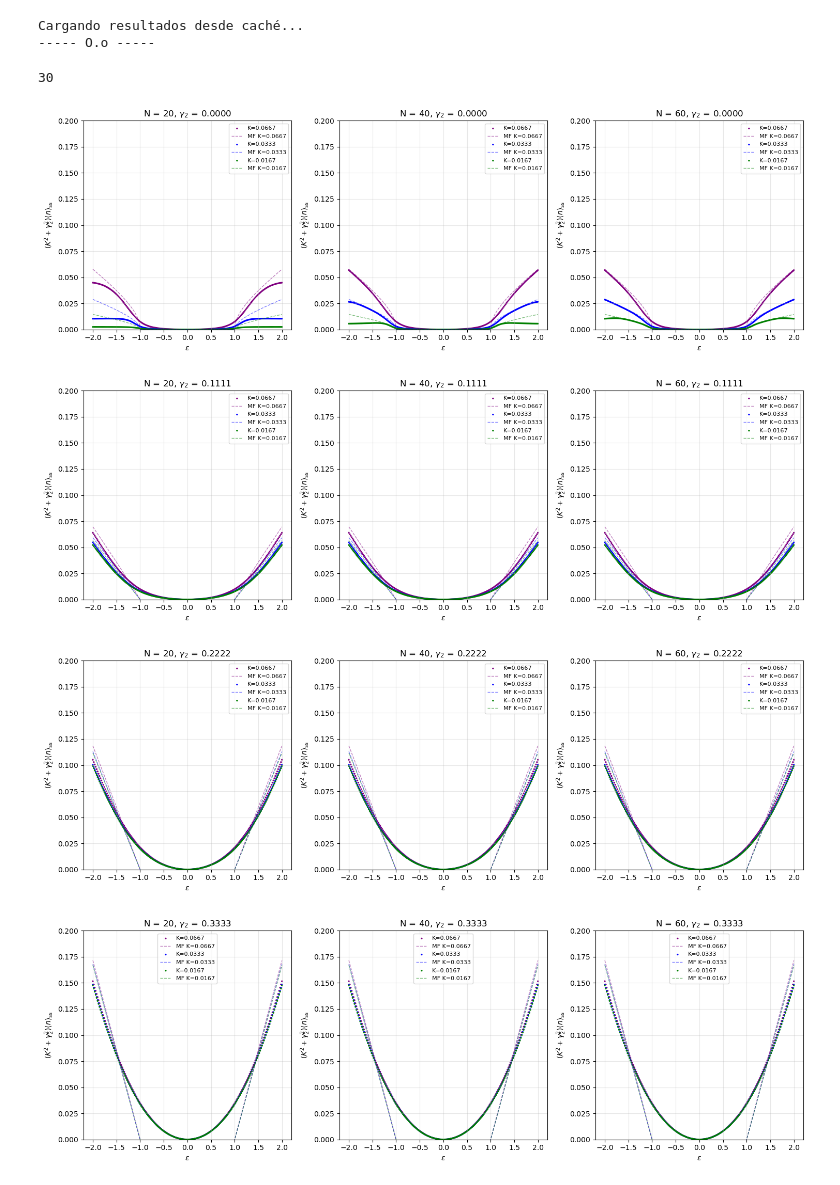
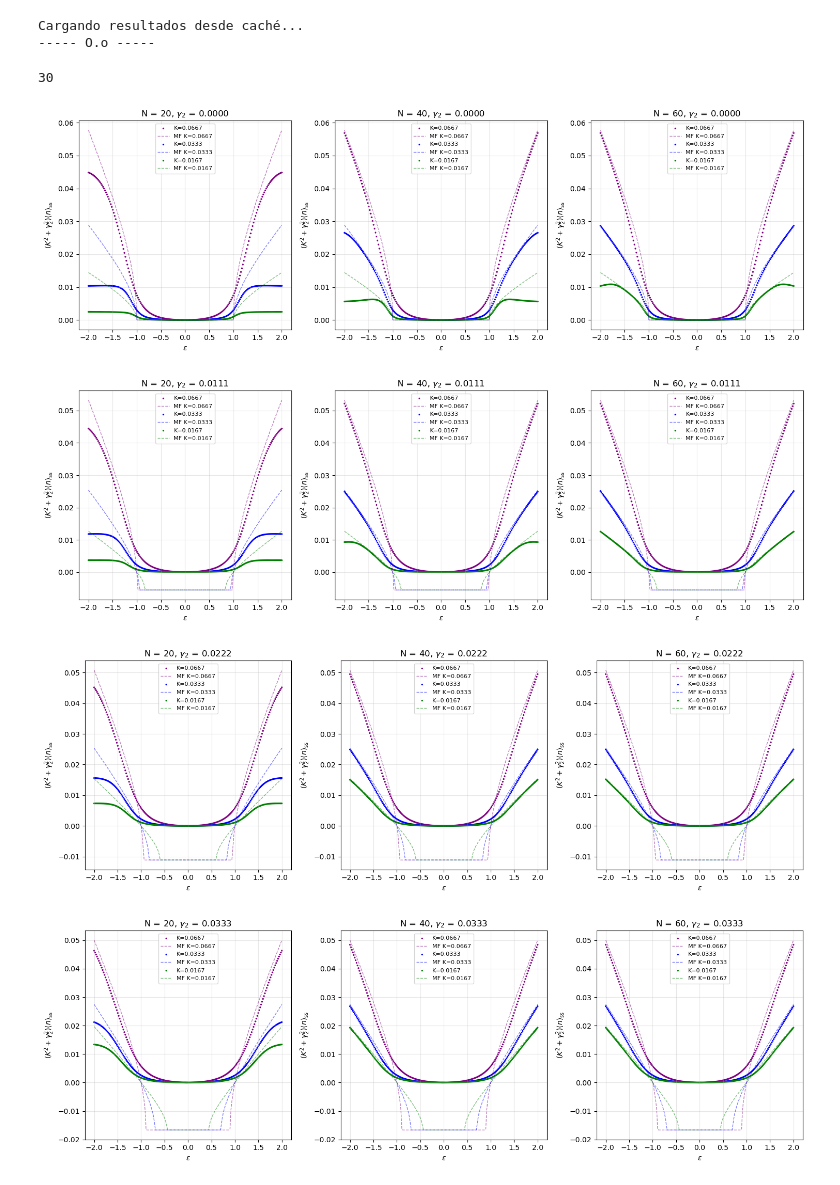
Before and after one commit to Art-999/QMPhysics, a Jupyter notebook: KerrOscilator/Loss_1_2photon.ipynb, the cells around one changed output. Cells and saved outputs as stored; diff of their text form; code cells hidden in the pictures.

Commit message:
Kerr_1&2photon
n_ss vs epsilon with gamma_2 = 0 - 0.1

```diff
--- a/KerrOscilator/Loss_1_2photon.ipynb
+++ b/KerrOscilator/Loss_1_2photon.ipynb
@@ -1142,7 +1142,7 @@ Para comprobar comportamiento de 1 foton y donde ocurre el cambio entre la ruptu
 N = [20,40,60]              # dim Hilbert space
 # Loss
 g1 = 1
-g2_list = np.linspace(0,1, 10)
+g2_list = np.linspace(0,0.1, 10)
 K_list = np.array(
     [1/15, 1/30, 1/60]     # Interaction, Kerr NL
     )
@@ -1153,7 +1153,7 @@ epsi_list = np.linspace(-2,2,200)    # Squeezing
 # ------------------------------ CACHE ------------------------------
 cache_folder = '1_2photon'
 os.makedirs(cache_folder, exist_ok=True)
-cache_file = os.path.join(cache_folder, 'NvsEpsi_data_g2var.npz')
+cache_file = os.path.join(cache_folder, 'NvsEpsi_data_g2var_0to0.1.npz')
 # ------------------------------------------------------------------------------------------
 if os.path.exists(cache_file):
     print("Cargando resultados desde caché...")
@@ -1226,7 +1226,7 @@ Cargando resultados desde caché...
 #---------- Mean Field --------------------------------------
 n_mf = []
 for k in K_list:
-    for gamma2 in g2_list:  # Corregido: usar g2_list en lugar de g2
+    for gamma2 in g2_list:
         mf = []
         for e in epsi_list:
 
@@ -1247,35 +1247,35 @@ for k_idx, gamma2_plot in enumerate(g2_list):
 
     for idx_d, (ax, d) in enumerate(zip(axes, N)):
         for i, K in enumerate(K_list):
             # Graficar datos numéricos para este g2 específico
             # n_ss_array shape: (len(N), len(K_list), len(g2_list), len(epsi_list))
             ax.scatter(epsi_list, (K**2 + gamma2_plot**2)*n_ss_array[idx_d, i, k_idx, :],
                       c=colors[i % len(colors)], s=2,
                       label=f"K={K:.4f}", ls='-.'
                       )
 
             # Calcular el índice correspondiente en n_mf
             # n_mf se llena como: for k in K_list: for gamma2 in g2_list:
             # Entonces el índice es: i * len(g2_list) + k_idx
             mf_idx = i * len(g2_list) + k_idx
             ax.plot(epsi_list, n_mf[mf_idx],
                     c=colors[i % len(colors)], lw=1,
                     linestyle='--', label=f'MF K={K:.4f}', alpha=0.5
                    )
-        ax.set_ylim(0, 0.2)
+        #ax.set_ylim(0, 0.2)
         ax.set_xlabel(r"$\epsilon$")
         ax.set_ylabel(r"$(K^2 + \gamma^2_2)\langle n\rangle_{\rm ss}$")
         ax.set_title(f"N = {d}, $\gamma_2$ = {gamma2_plot:.4f}")
         ax.grid(True, alpha=0.3)
         ax.legend(fontsize=8)
 
     plt.tight_layout()
     plt.savefig(f'1_2photon/n_vs_epsilon_g2_{k_idx:.2f}.pdf')
     plt.show()
     plt.close()
 # %% [output]
 30
-[figure, old version]
+[figure, new version]
-[figure, old version]
+[figure, new version]
-[figure, old version]
+[figure, new version]
-[figure, old version]
+[figure, new version]
```
Also changed, not shown: parts of 2 cells of this notebook, 21 other files.
